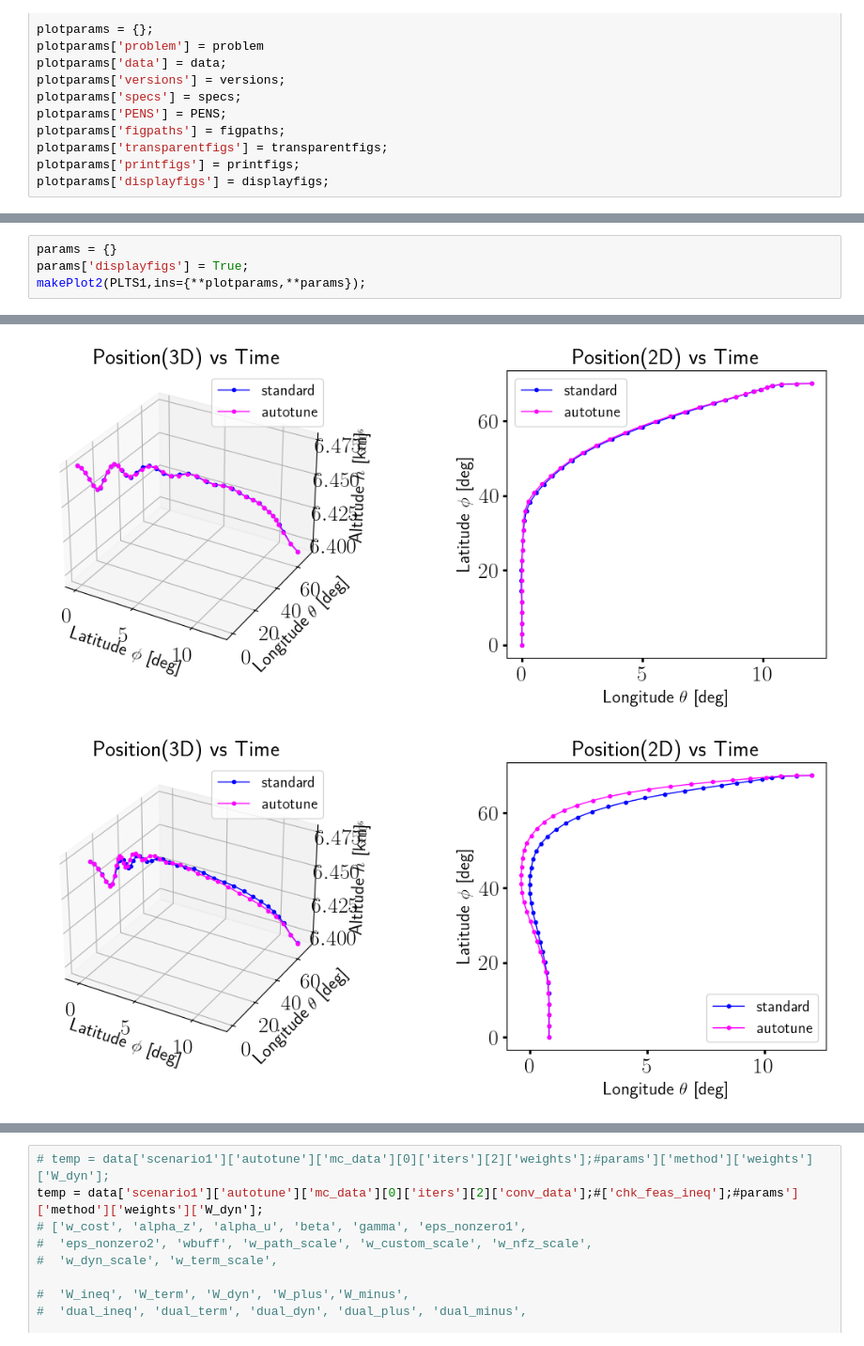
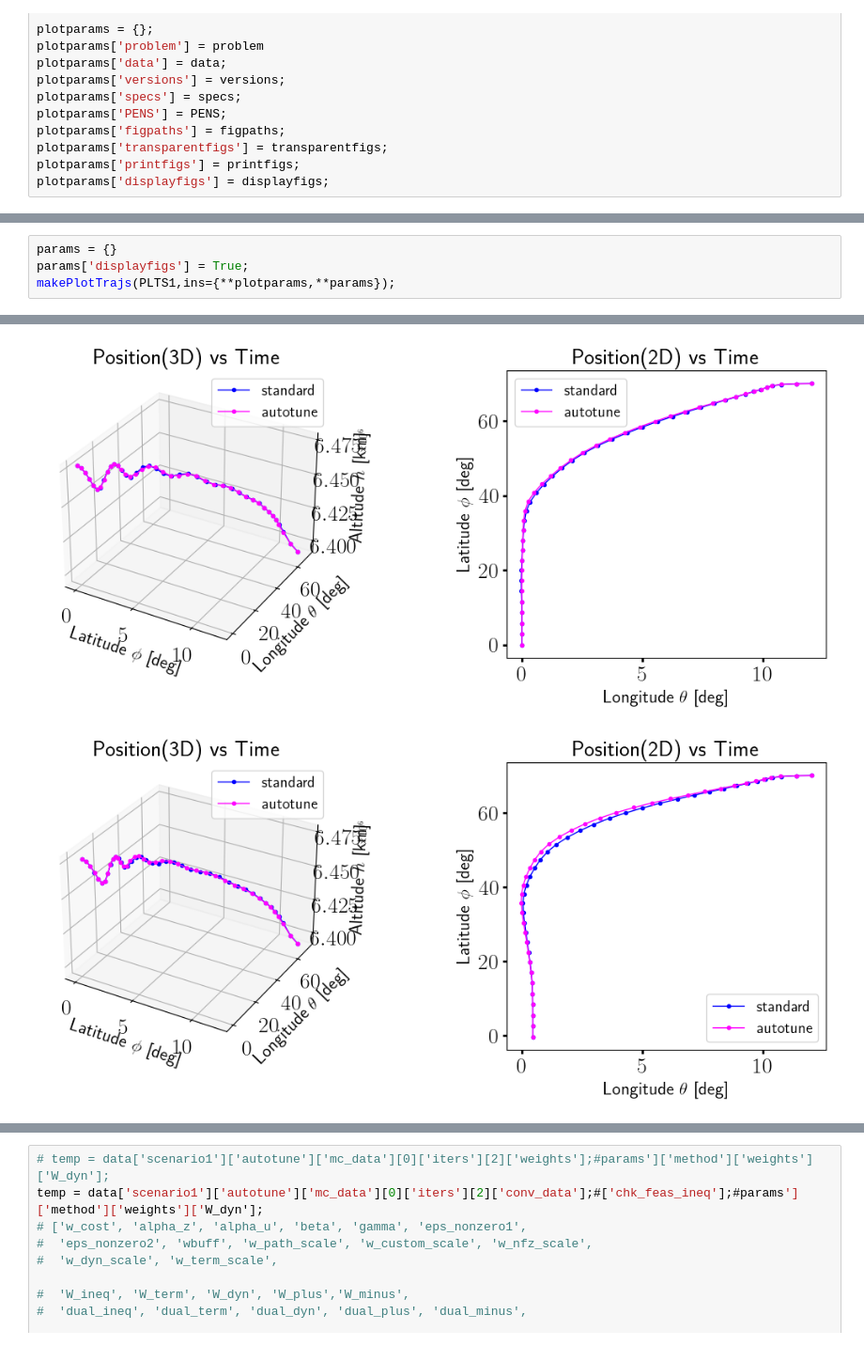
Before and after one commit to mceowen/trajopt, a Jupyter notebook: src/trajopt/examples/vtol1_entry_3dof/main_mc.ipynb, the cells around one changed output, grey strips where cells are left out. Shown: that part at 94% size. Drawn from its saved outputs; the diff is of its cells as text.

```diff
--- a/src/trajopt/examples/vtol1_entry_3dof/main_mc.ipynb
+++ b/src/trajopt/examples/vtol1_entry_3dof/main_mc.ipynb
@@ -164,11 +164,11 @@ makePlot8(PLTS1,ins=plotparams);
 # %%
 params = {}
 params['displayfigs'] = True;
-makePlot2(PLTS1,ins={**plotparams,**params});
+makePlotTrajs(PLTS1,ins={**plotparams,**params});
 # %% [output]
 [figure]
 [figure]
-[figure, old version]
+[figure, new version]
 # %%
 params = {}
 figsize = (10,5);
```
Also changed, not shown: parts of 4 cells of this notebook, 28 other files.
